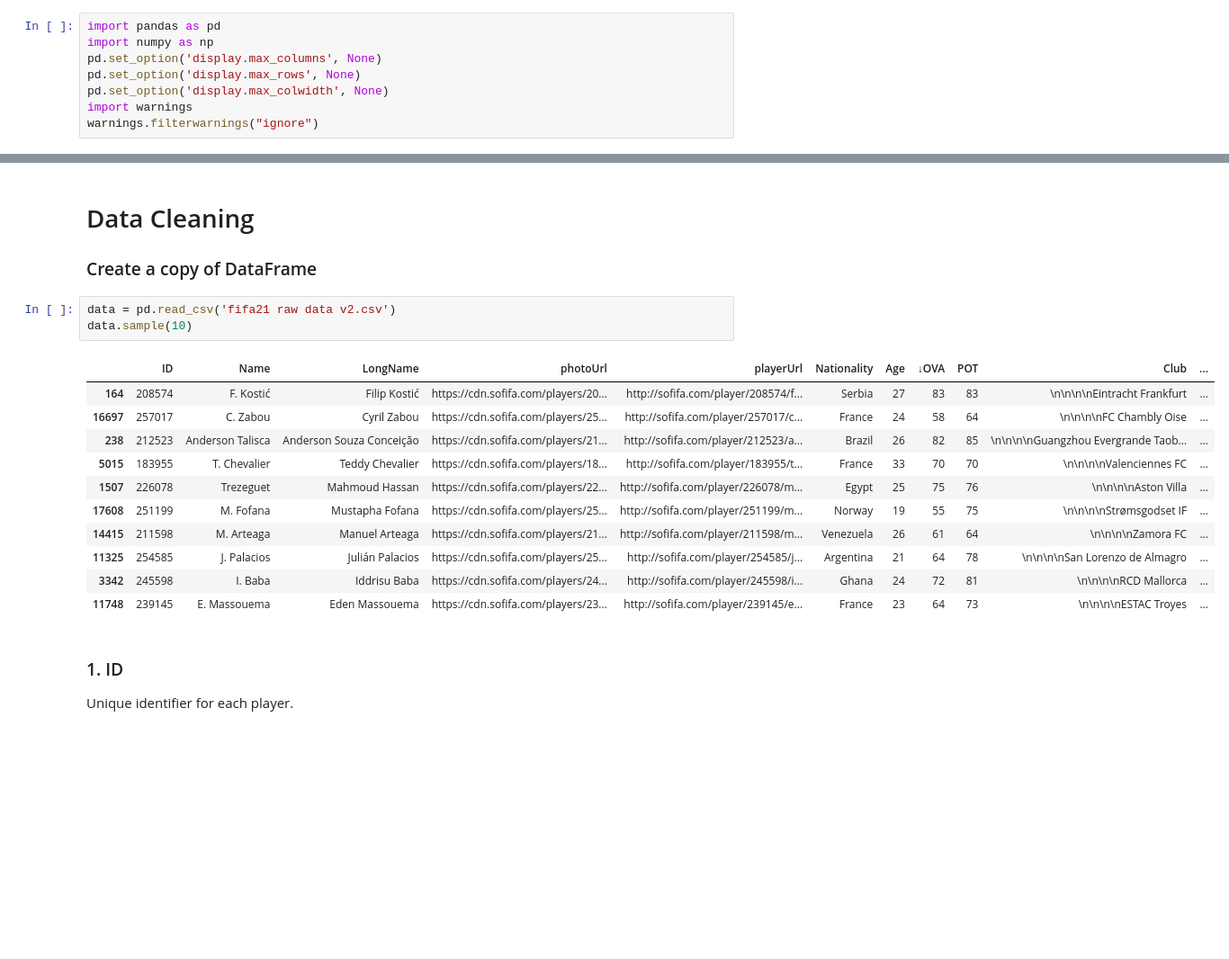
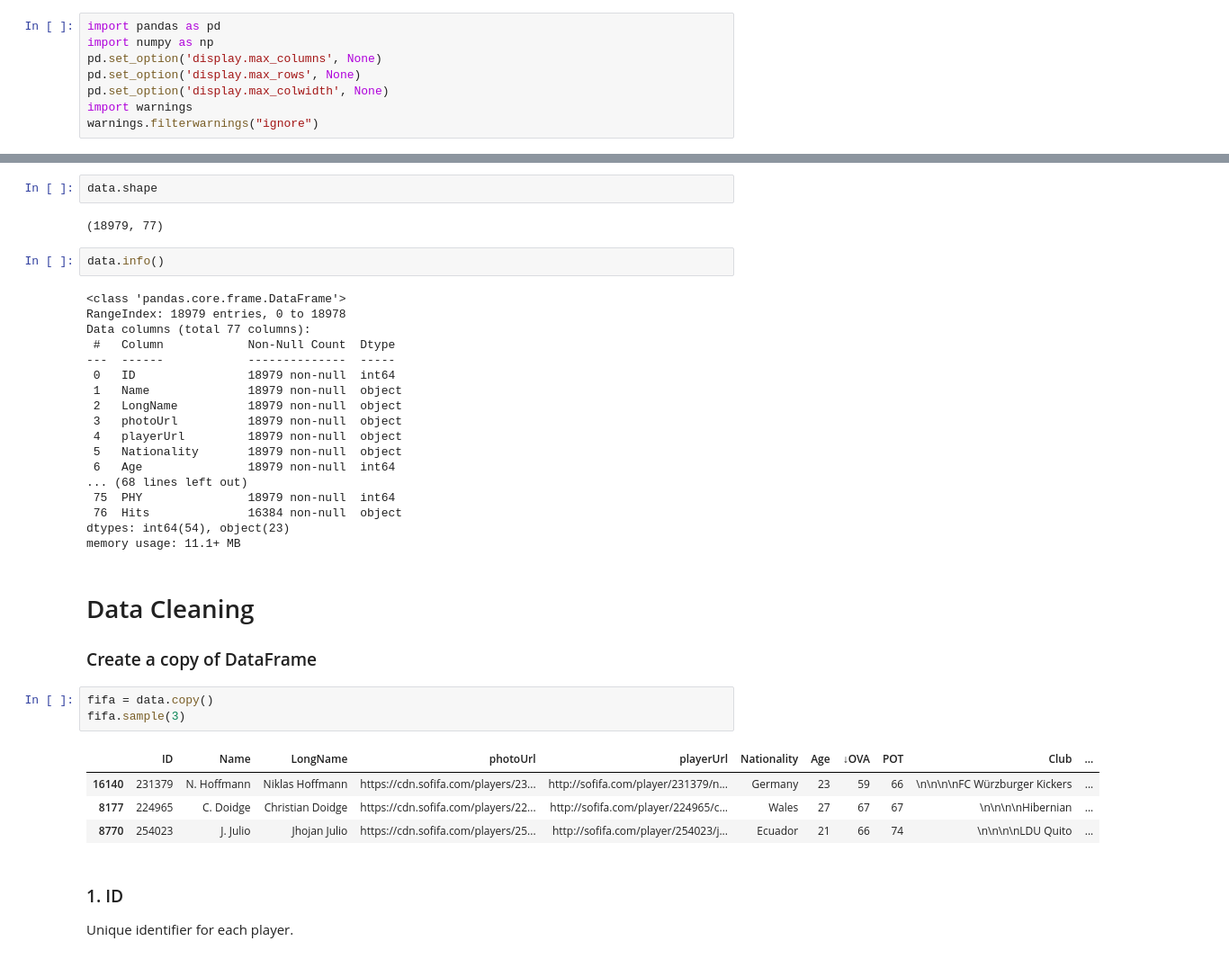
Before and after one commit to Abhishek191191/FIFA-data-cleaning, a Jupyter notebook: FIFA21 Data Cleaning Code.ipynb, the cells around one changed output, grey strips where cells are left out. Shown: that part at 90% size. Drawn from its saved outputs; the diff is of its cells as text; blank space fills up the shorter version.

```diff
--- a/FIFA21 Data Cleaning Code.ipynb
+++ b/FIFA21 Data Cleaning Code.ipynb
@@ -11,22 +26,39 @@ warnings.filterwarnings("ignore")
+# %%
+data.shape
+# %% [output]
+(18979, 77)
+# %%
+data.info()
+# %% [output]
+<class 'pandas.core.frame.DataFrame'>
+RangeIndex: 18979 entries, 0 to 18978
+Data columns (total 77 columns):
+ #   Column            Non-Null Count  Dtype
+---  ------            --------------  -----
+ 0   ID                18979 non-null  int64
+ 1   Name              18979 non-null  object
+ 2   LongName          18979 non-null  object
+ 3   photoUrl          18979 non-null  object
+ 4   playerUrl         18979 non-null  object
+ 5   Nationality       18979 non-null  object
+ 6   Age               18979 non-null  int64
+... (68 lines left out)
+ 75  PHY               18979 non-null  int64
+ 76  Hits              16384 non-null  object
+dtypes: int64(54), object(23)
+memory usage: 11.1+ MB
 # %% [markdown]
 # Data Cleaning
 
 ### Create a copy of DataFrame
 # %%
-data = pd.read_csv('fifa21 raw data v2.csv')
-data.sample(10)
+fifa = data.copy()
+fifa.sample(3)
 # %% [output]
 |  | ID | Name | LongName | photoUrl | playerUrl | Nationality | Age | ↓OVA | POT | Club | ... |
-| 164 | 208574 | F. Kostić | Filip Kostić | https://cdn.sofifa.com/players/20... | http://sofifa.com/player/208574/f... | Serbia | 27 | 83 | 83 | \n\n\n\nEintracht Frankfurt | ... |
-| 16697 | 257017 | C. Zabou | Cyril Zabou | https://cdn.sofifa.com/players/25... | http://sofifa.com/player/257017/c... | France | 24 | 58 | 64 | \n\n\n\nFC Chambly Oise | ... |
-| 238 | 212523 | Anderson Talisca | Anderson Souza Conceição | https://cdn.sofifa.com/players/21... | http://sofifa.com/player/212523/a... | Brazil | 26 | 82 | 85 | \n\n\n\nGuangzhou Evergrande Taob... | ... |
-| 5015 | 183955 | T. Chevalier | Teddy Chevalier | https://cdn.sofifa.com/players/18... | http://sofifa.com/player/183955/t... | France | 33 | 70 | 70 | \n\n\n\nValenciennes FC | ... |
-| 1507 | 226078 | Trezeguet | Mahmoud Hassan | https://cdn.sofifa.com/players/22... | http://sofifa.com/player/226078/m... | Egypt | 25 | 75 | 76 | \n\n\n\nAston Villa | ... |
-| 17608 | 251199 | M. Fofana | Mustapha Fofana | https://cdn.sofifa.com/players/25... | http://sofifa.com/player/251199/m... | Norway | 19 | 55 | 75 | \n\n\n\nStrømsgodset IF | ... |
-| 14415 | 211598 | M. Arteaga | Manuel Arteaga | https://cdn.sofifa.com/players/21... | http://sofifa.com/player/211598/m... | Venezuela | 26 | 61 | 64 | \n\n\n\nZamora FC | ... |
-| 11325 | 254585 | J. Palacios | Julián Palacios | https://cdn.sofifa.com/players/25... | http://sofifa.com/player/254585/j... | Argentina | 21 | 64 | 78 | \n\n\n\nSan Lorenzo de Almagro | ... |
-| 3342 | 245598 | I. Baba | Iddrisu Baba | https://cdn.sofifa.com/players/24... | http://sofifa.com/player/245598/i... | Ghana | 24 | 72 | 81 | \n\n\n\nRCD Mallorca | ... |
-| 11748 | 239145 | E. Massouema | Eden Massouema | https://cdn.sofifa.com/players/23... | http://sofifa.com/player/239145/e... | France | 23 | 64 | 73 | \n\n\n\nESTAC Troyes | ... |
+| 16140 | 231379 | N. Hoffmann | Niklas Hoffmann | https://cdn.sofifa.com/players/23... | http://sofifa.com/player/231379/n... | Germany | 23 | 59 | 66 | \n\n\n\nFC Würzburger Kickers | ... |
+| 8177 | 224965 | C. Doidge | Christian Doidge | https://cdn.sofifa.com/players/22... | http://sofifa.com/player/224965/c... | Wales | 27 | 67 | 67 | \n\n\n\nHibernian | ... |
+| 8770 | 254023 | J. Julio | Jhojan Julio | https://cdn.sofifa.com/players/25... | http://sofifa.com/player/254023/j... | Ecuador | 21 | 66 | 74 | \n\n\n\nLDU Quito | ... |
 # %% [markdown]
 ### 1. ID
 
```
Also changed, not shown: parts of 6 cells of this notebook.
